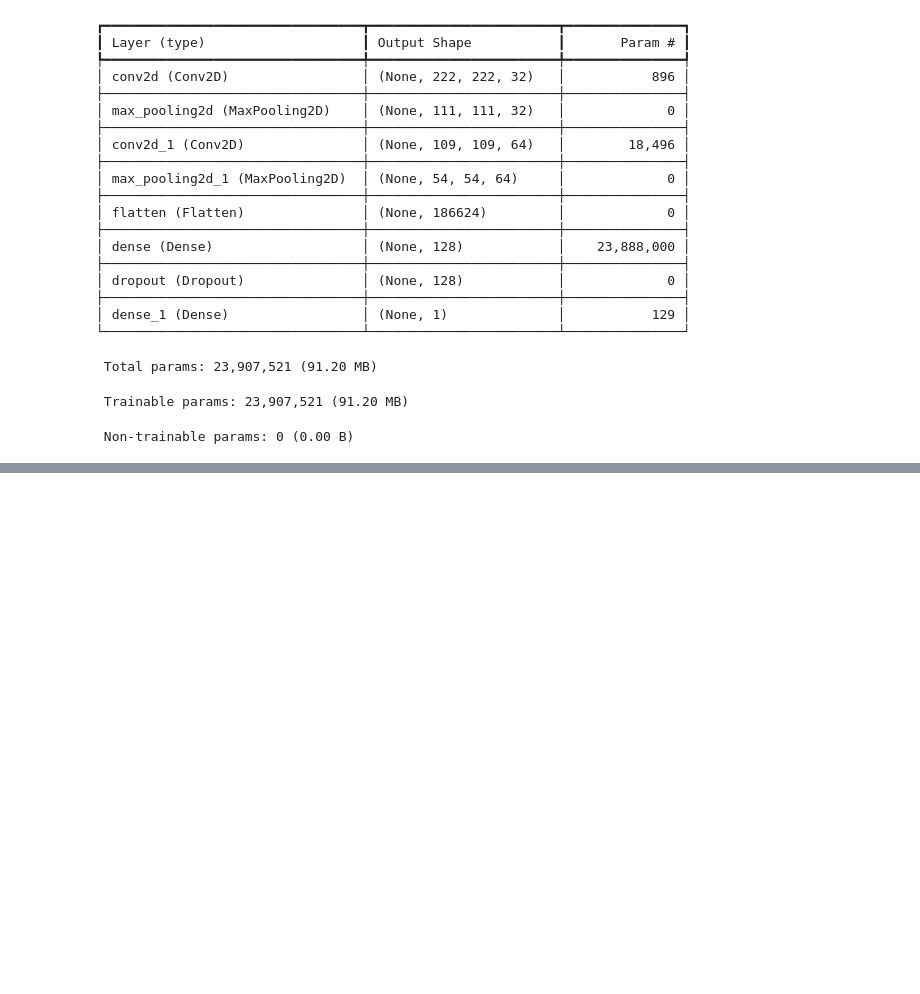
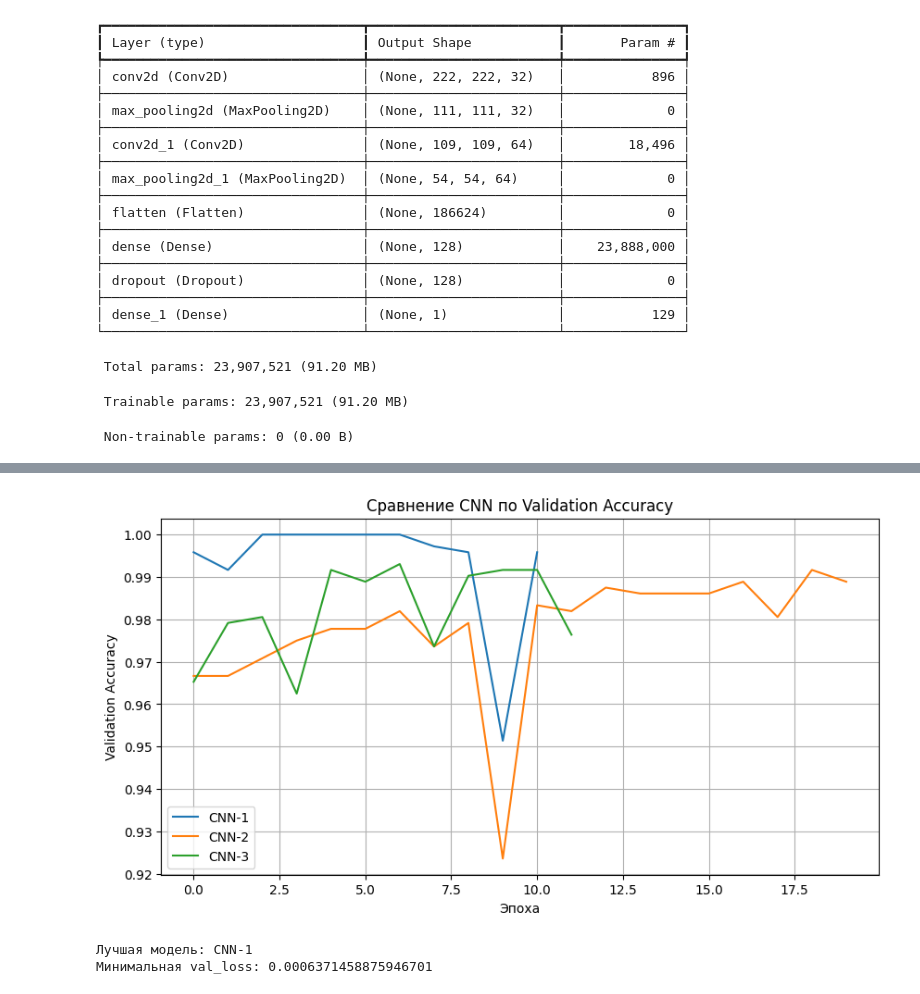
Before and after one commit to Travkova/NN_Labs, a Jupyter notebook: лаб3/свёрточные нейронные сети.ipynb, the cells around one changed output, grey strips where cells are left out. Saved outputs shown, nothing was run; the diff lists cells and outputs as text; code cells hidden in the pictures; blank space fills up the shorter version.

```diff
--- a/лаб3/свёрточные нейронные сети.ipynb
+++ b/лаб3/свёрточные нейронные сети.ipynb
@@ -349,0 +679,63 @@ plt.show()
+# %%
+
+plt.figure(figsize=(10, 5))
+
+plt.plot(
+    history1.history["val_accuracy"],
+    label="CNN-1"
+)
+
+plt.plot(
+    history2.history["val_accuracy"],
+    label="CNN-2"
+)
+
+plt.plot(
+    history3.history["val_accuracy"],
+    label="CNN-3"
+)
+
+plt.title("Сравнение CNN по Validation Accuracy")
+plt.xlabel("Эпоха")
+plt.ylabel("Validation Accuracy")
+
+plt.legend()
+plt.grid(True)
+
+plt.show()
+# %% [output]
+[figure, added]
+# %%
+
+models_info = {
+    "CNN-1": {
+        "model": cnn1,
+        "history": history1
+    },
+    "CNN-2": {
+        "model": cnn2,
+        "history": history2
+    },
+    "CNN-3": {
+        "model": cnn3,
+        "history": history3
+    }
+}
+
+best_name = min(
+    models_info,
+    key=lambda name: min(
+        models_info[name]["history"].history["val_loss"]
+    )
+)
+
+best_model = models_info[best_name]["model"]
+
+print("Лучшая модель:", best_name)
+print(
+    "Минимальная val_loss:",
+    min(models_info[best_name]["history"].history["val_loss"])
+)
+# %% [output]
+Лучшая модель: CNN-1
+Минимальная val_loss: 0.0006371458875946701
```
Also changed, not shown: parts of 22 cells of this notebook, 3 other files.
